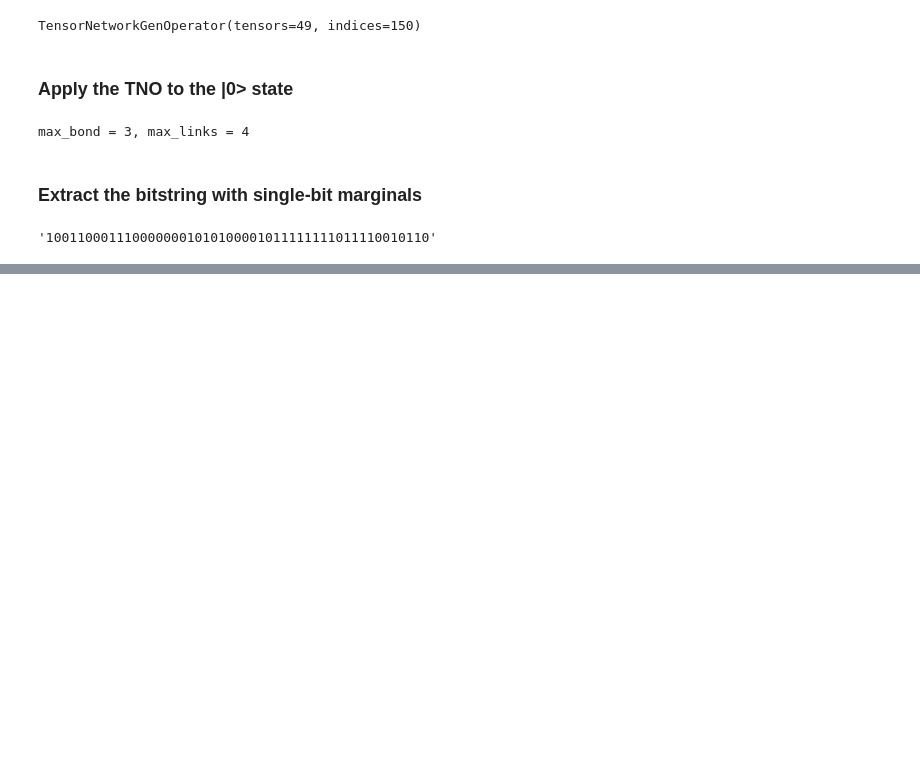
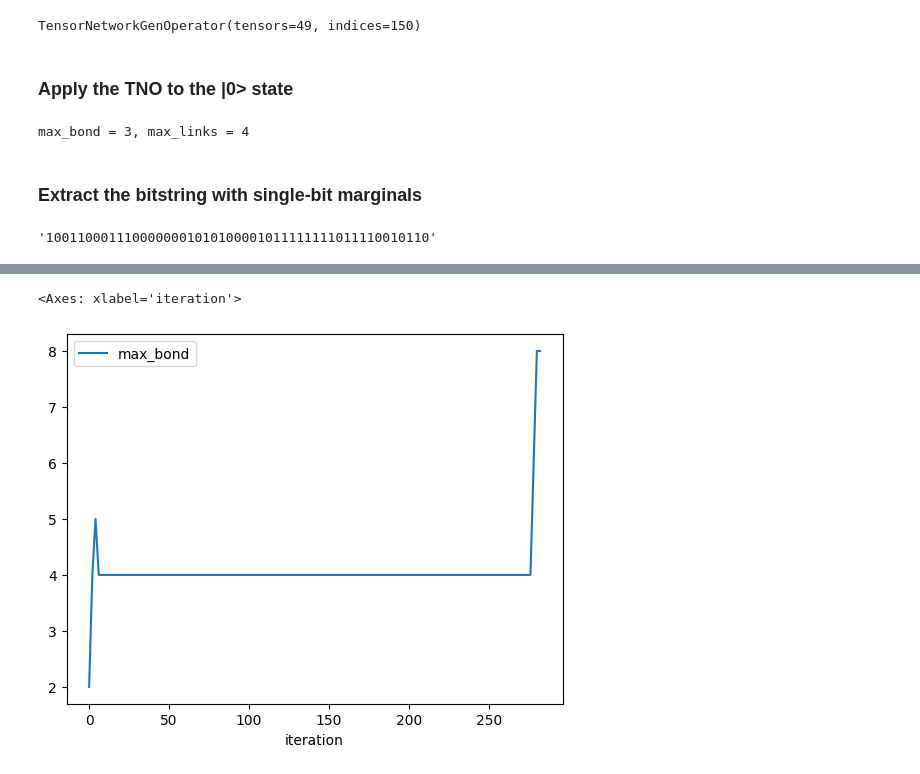
Before and after one commit to d-kremer/hack-peak-circuits, a Jupyter notebook: hack-peak-circuits-tno-cpu.ipynb, the cells around one changed output, grey strips where cells are left out. Drawn from its saved outputs; the diff is of its cells as text; code cells hidden in the pictures; blank space fills up the shorter version.

Commit message:
Adding plots

```diff
--- a/hack-peak-circuits-tno-cpu.ipynb
+++ b/hack-peak-circuits-tno-cpu.ipynb
@@ -14,7 +15,7 @@ circuit_layers = list(iter_layers(circuit))
 # %% [markdown]
 ### Start a TNO at the center of the circuit and iteratively merge and contract layers into it
 # %%
-tno = contract_core(circuit_layers, chunk_size=2, cutoff=0.01, max_bond=16, to_backend=None)
+tno, stats = contract_core(circuit_layers, chunk_size=2, cutoff=0.01, max_bond=16, to_backend=None)
 tno
 # %% [output]
     (|280-281|-282-|283-284|)/(565) -> max_bond = 2, max_links = 4, total_elems = 544, total_shapes = 324
@@ -54,0 +56,6 @@ print(time.perf_counter() - t0)
+# %%
+stats_df = pd.DataFrame(stats)
+stats_df.plot(x="layer", y="max_bond")
+# %% [output]
+<Axes: xlabel='iteration'>
+[figure, added]
```
Also changed, not shown: parts of 3 cells of this notebook, 2 other files.
